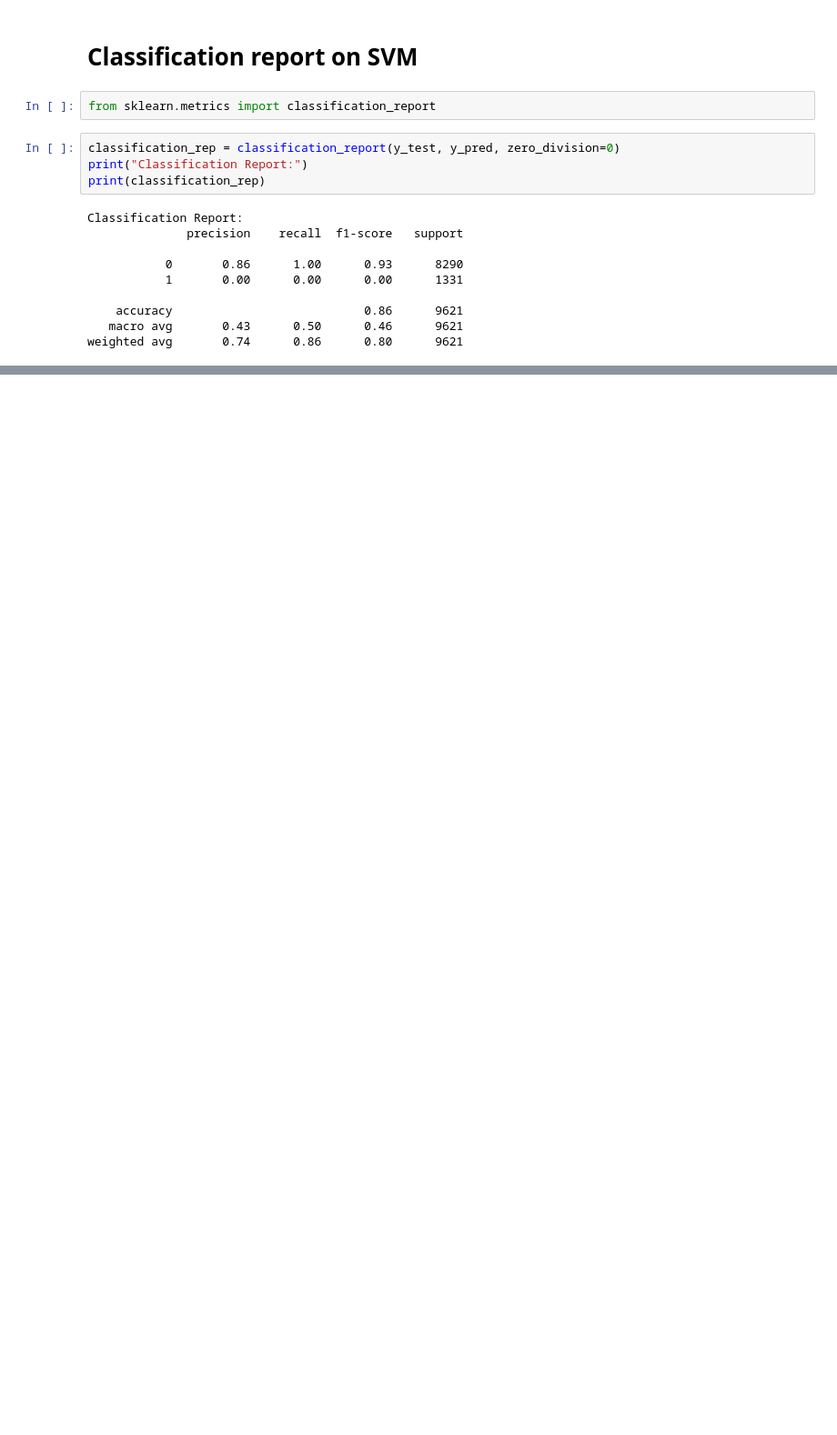
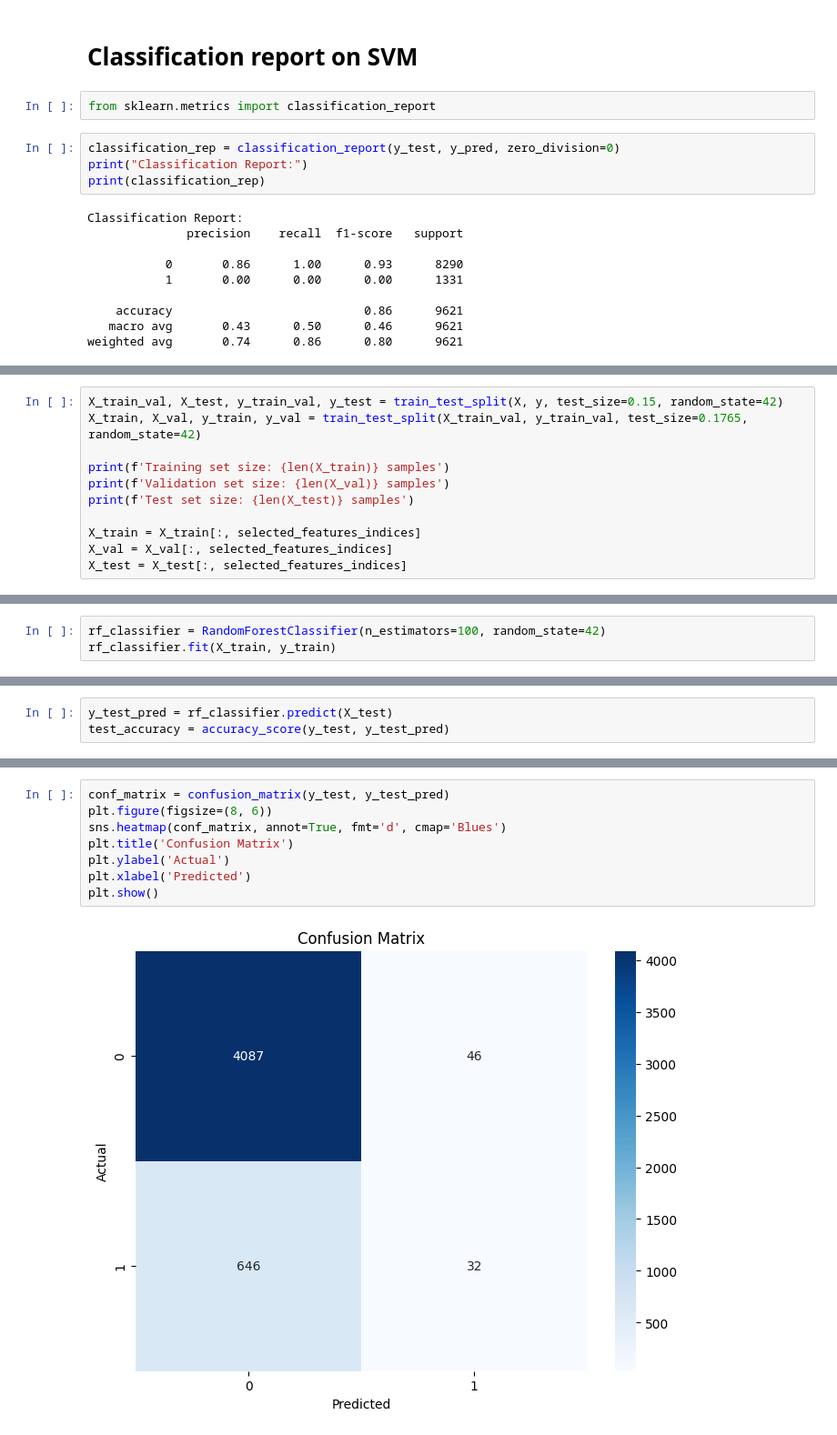
Before and after one commit to LauraLucasZ/Credit_Card_Approval_Prediction_ML, a Jupyter notebook: AiProject.ipynb, the cells around one changed output, grey strips where cells are left out. Shown at 91% size. Saved outputs shown, nothing was run; the diff lists cells and outputs as text; blank space fills up the shorter version.

Commit message:
Added random forest classifier

```diff
--- a/AiProject.ipynb
+++ b/AiProject.ipynb
@@ -1409,0 +1414,11 @@ weighted avg       0.74      0.86      0.80      9621
+# %%
+X_train_val, X_test, y_train_val, y_test = train_test_split(X, y, test_size=0.15, random_state=42)
+X_train, X_val, y_train, y_val = train_test_split(X_train_val, y_train_val, test_size=0.1765, random_state=42)
+
+print(f'Training set size: {len(X_train)} samples')
+print(f'Validation set size: {len(X_val)} samples')
+print(f'Test set size: {len(X_test)} samples')
+
+X_train = X_train[:, selected_features_indices]
+X_val = X_val[:, selected_features_indices]
+X_test = X_test[:, selected_features_indices]
@@ -1409,0 +1431,3 @@ weighted avg       0.74      0.86      0.80      9621
+# %%
+rf_classifier = RandomForestClassifier(n_estimators=100, random_state=42)
+rf_classifier.fit(X_train, y_train)
@@ -1409,0 +1448,3 @@ weighted avg       0.74      0.86      0.80      9621
+# %%
+y_test_pred = rf_classifier.predict(X_test)
+test_accuracy = accuracy_score(y_test, y_test_pred)
@@ -1409,0 +1485,10 @@ weighted avg       0.74      0.86      0.80      9621
+# %%
+conf_matrix = confusion_matrix(y_test, y_test_pred)
+plt.figure(figsize=(8, 6))
+sns.heatmap(conf_matrix, annot=True, fmt='d', cmap='Blues')
+plt.title('Confusion Matrix')
+plt.ylabel('Actual')
+plt.xlabel('Predicted')
+plt.show()
+# %% [output]
+[figure, added]
```
Also changed, not shown: parts of 48 cells of this notebook.
